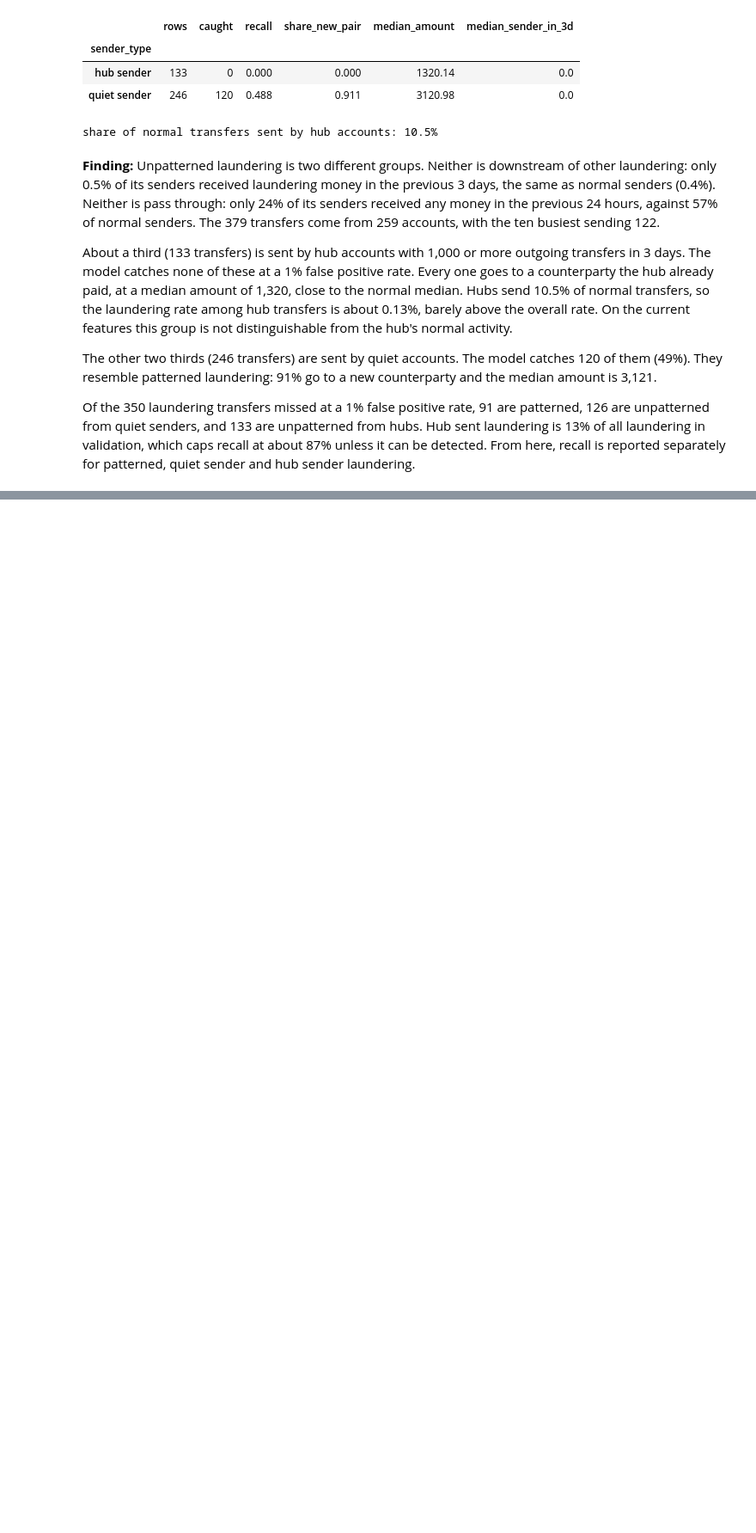
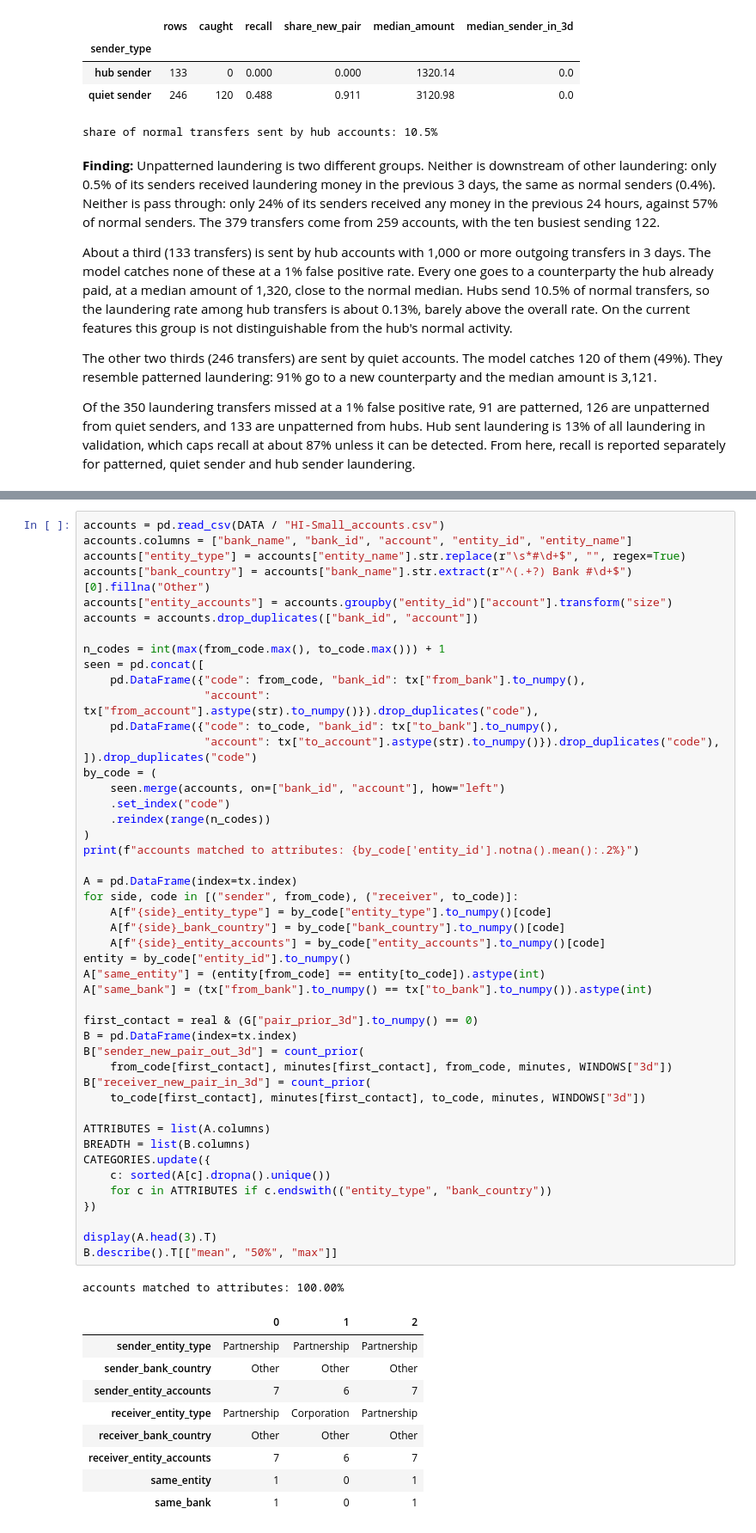
Before and after one commit to sap6011/bank-guard, a Jupyter notebook: notebooks/02_baselines.ipynb, the cells around one changed output, grey strips where cells are left out. Shown at 86% size. Drawn from its saved outputs; the diff is of its cells as text; blank space fills up the shorter version.

```diff
--- a/notebooks/02_baselines.ipynb
+++ b/notebooks/02_baselines.ipynb
@@ -801,0 +806,58 @@ Of the 350 laundering transfers missed at a 1% false positive rate, 91 are patte
+# %%
+accounts = pd.read_csv(DATA / "HI-Small_accounts.csv")
+accounts.columns = ["bank_name", "bank_id", "account", "entity_id", "entity_name"]
+accounts["entity_type"] = accounts["entity_name"].str.replace(r"\s*#\d+$", "", regex=True)
+accounts["bank_country"] = accounts["bank_name"].str.extract(r"^(.+?) Bank #\d+$")[0].fillna("Other")
+accounts["entity_accounts"] = accounts.groupby("entity_id")["account"].transform("size")
+accounts = accounts.drop_duplicates(["bank_id", "account"])
+
+n_codes = int(max(from_code.max(), to_code.max())) + 1
+seen = pd.concat([
+    pd.DataFrame({"code": from_code, "bank_id": tx["from_bank"].to_numpy(),
+                  "account": tx["from_account"].astype(str).to_numpy()}).drop_duplicates("code"),
+    pd.DataFrame({"code": to_code, "bank_id": tx["to_bank"].to_numpy(),
+                  "account": tx["to_account"].astype(str).to_numpy()}).drop_duplicates("code"),
+]).drop_duplicates("code")
+by_code = (
+    seen.merge(accounts, on=["bank_id", "account"], how="left")
+    .set_index("code")
+    .reindex(range(n_codes))
+)
+print(f"accounts matched to attributes: {by_code['entity_id'].notna().mean():.2%}")
+
+A = pd.DataFrame(index=tx.index)
+for side, code in [("sender", from_code), ("receiver", to_code)]:
+    A[f"{side}_entity_type"] = by_code["entity_type"].to_numpy()[code]
+    A[f"{side}_bank_country"] = by_code["bank_country"].to_numpy()[code]
+    A[f"{side}_entity_accounts"] = by_code["entity_accounts"].to_numpy()[code]
+entity = by_code["entity_id"].to_numpy()
+A["same_entity"] = (entity[from_code] == entity[to_code]).astype(int)
+A["same_bank"] = (tx["from_bank"].to_numpy() == tx["to_bank"].to_numpy()).astype(int)
+
+first_contact = real & (G["pair_prior_3d"].to_numpy() == 0)
+B = pd.DataFrame(index=tx.index)
+B["sender_new_pair_out_3d"] = count_prior(
+    from_code[first_contact], minutes[first_contact], from_code, minutes, WINDOWS["3d"])
+B["receiver_new_pair_in_3d"] = count_prior(
+    to_code[first_contact], minutes[first_contact], to_code, minutes, WINDOWS["3d"])
+
+ATTRIBUTES = list(A.columns)
+BREADTH = list(B.columns)
+CATEGORIES.update({
+    c: sorted(A[c].dropna().unique())
+    for c in ATTRIBUTES if c.endswith(("entity_type", "bank_country"))
+})
+
+display(A.head(3).T)
+B.describe().T[["mean", "50%", "max"]]
+# %% [output]
+accounts matched to attributes: 100.00%
+|  | 0 | 1 | 2 |
+| sender_entity_type | Partnership | Partnership | Partnership |
+| sender_bank_country | Other | Other | Other |
+| sender_entity_accounts | 7 | 6 | 7 |
+| receiver_entity_type | Partnership | Corporation | Partnership |
+| receiver_bank_country | Other | Other | Other |
+| receiver_entity_accounts | 7 | 6 | 7 |
+| same_entity | 1 | 0 | 1 |
+| same_bank | 1 | 0 | 1 |
```
Also changed, not shown: parts of 8 cells of this notebook.
